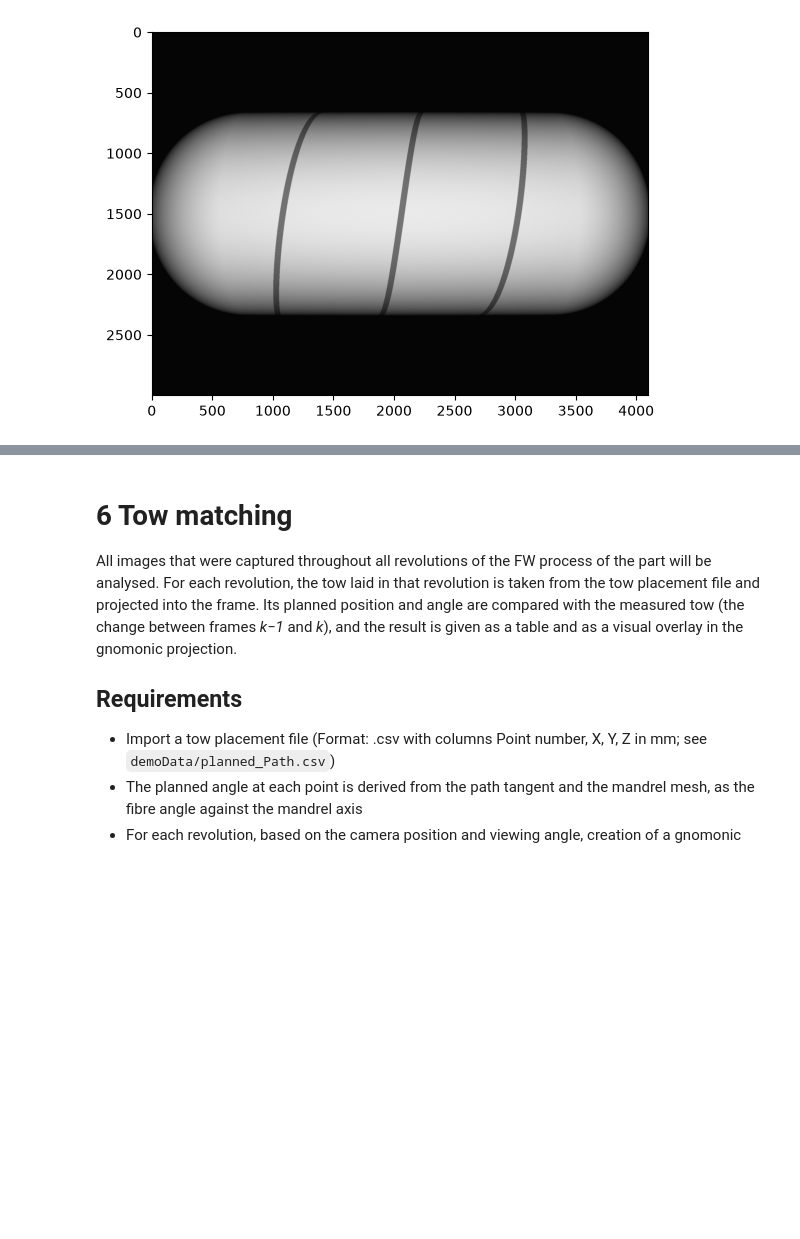
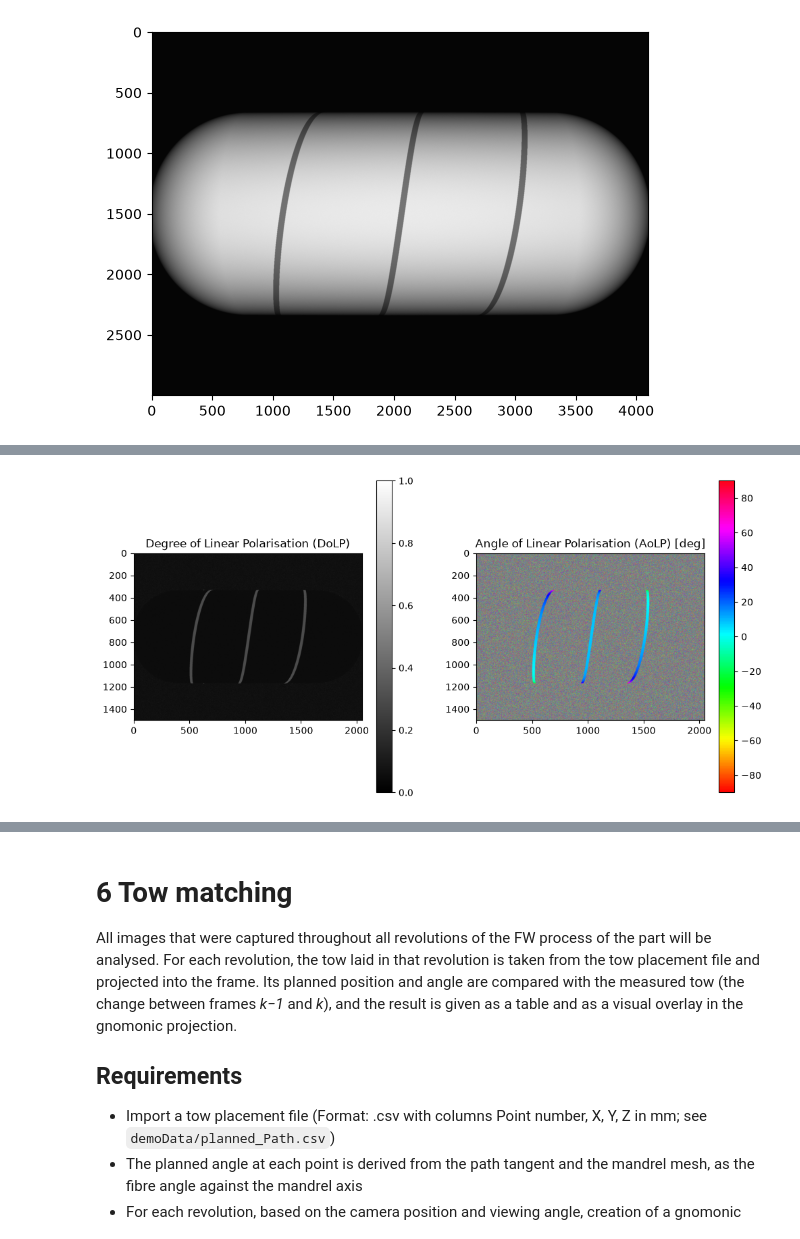
Before and after one commit to chrismimra/filamentwinding_digitalthread, a Jupyter notebook: notebooks/01_DigitalThreadNotebook.ipynb, the cells around one changed output, grey strips where cells are left out. Saved outputs shown, nothing was run; the diff lists cells and outputs as text; code cells hidden in the pictures; blank space fills up the shorter version.

```diff
--- a/notebooks/01_DigitalThreadNotebook.ipynb
+++ b/notebooks/01_DigitalThreadNotebook.ipynb
@@ -115,14 +116,12 @@ from pathlib import Path
 from digital_thread import dataset  # production I/O (not scientific code)
 
 # User variables (for purposes of this notebook, these are hard-coded):
-repo = Path.cwd() if (Path.cwd() / "demoData").exists() else Path.cwd().parent
+repo = Path.cwd()
 run_folder = repo / "demoData" / "synthetic" / "cylinder" / "run"  # synthetic run (section 0)
 frame_name = "rev002"  # frame to convert: "reference", "rev000", "rev001", "rev002"
 save_location = repo / "notebooks" / "temp_data" / f"synthetic_cylinder_{frame_name}"
 
 # System settings (hard-coded for notebook, changable in prod UI):
-DoLP_threshold = 0.1 # What DoLP value to use as a threshold for masking AoLP values
-polar_pattern = (90, 45, 135, 0) # Polariser angle of each pixel in a 2x2 super-pixel: (top-left, top-right, bottom-left, bottom-right).
 view_incidence_threshold = 20
 # %% [markdown]
 ## 1 Preview
@@ -240,3 +269,26 @@ plt.imsave(f"{save_location}/AoLP.png", AoLP_deg_masked, cmap='hsv', vmin=-90, v
+# %%
+# Convert the selected frame with the run's polariser pattern, preview and save it.
+
+maps = convert(cam_img_data, run.polar_pattern)
+
+plt.figure(figsize=(12, 6))
+plt.subplot(1, 2, 1)
+plt.imshow(maps.dolp, cmap='gray', vmin=0, vmax=1)
+plt.title('Degree of Linear Polarisation (DoLP)')
+plt.colorbar()
+plt.subplot(1, 2, 2)
+plt.imshow(maps.aolp, cmap='hsv', vmin=-90, vmax=90)
+plt.title('Angle of Linear Polarisation (AoLP) [deg]')
+plt.colorbar()
+plt.show()
+
+# Save the polarisation maps and PNG previews (production writes the maps into the run folder).
+os.makedirs(save_location, exist_ok=True)
+dataset.write_polarisation(save_location, frame_name, maps)
+plt.imsave(save_location / "DoLP.png", maps.dolp, cmap='gray', vmin=0, vmax=1)
+plt.imsave(save_location / "AoLP.png", maps.aolp, cmap='hsv', vmin=-90, vmax=90)
+# %% [output]
+[figure, added]
 # %% [markdown]
 # 5 Mapping and flattening
 
```
Also changed, not shown: parts of 4 cells of this notebook, 5 other files.
